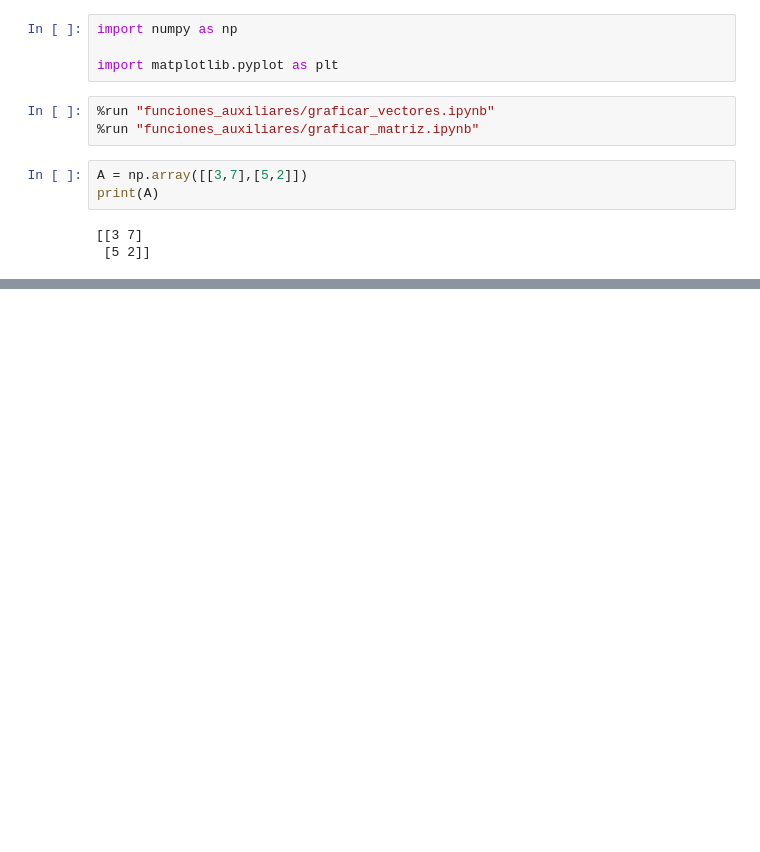
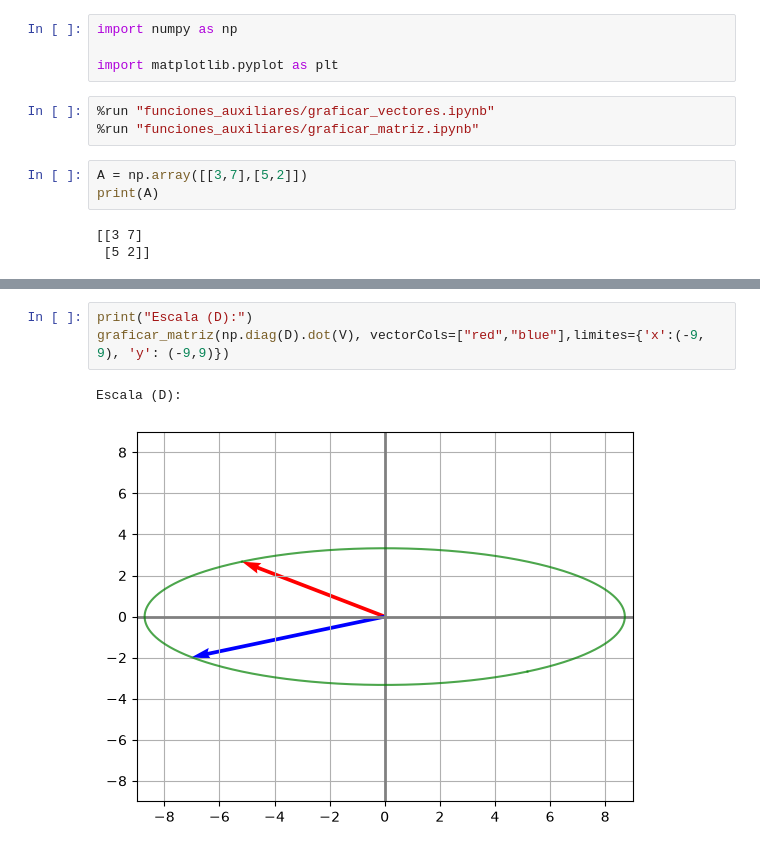
Before and after one commit to dapt4/data_science_career_and_ml_deep_learning, a Jupyter notebook: resto_de_clases/c_06_transformaciones_lineales_con_matrices-efectos_en_el_círculo_unitario.ipynb, the cells around one changed output, grey strips where cells are left out. Drawn from its saved outputs; the diff is of its cells as text; blank space fills up the shorter version.

```diff
--- a/resto_de_clases/c_06_transformaciones_lineales_con_matrices-efectos_en_el_círculo_unitario.ipynb
+++ b/resto_de_clases/c_06_transformaciones_lineales_con_matrices-efectos_en_el_círculo_unitario.ipynb
@@ -29,0 +40,6 @@ cirvulo unitario transformado:
+# %%
+print("Escala (D):")
+graficar_matriz(np.diag(D).dot(V), vectorCols=["red","blue"],limites={'x':(-9, 9), 'y': (-9,9)})
+# %% [output]
+Escala (D):
+[figure, added]
```
Also changed, not shown: parts of 6 cells of this notebook, 3 other files.
